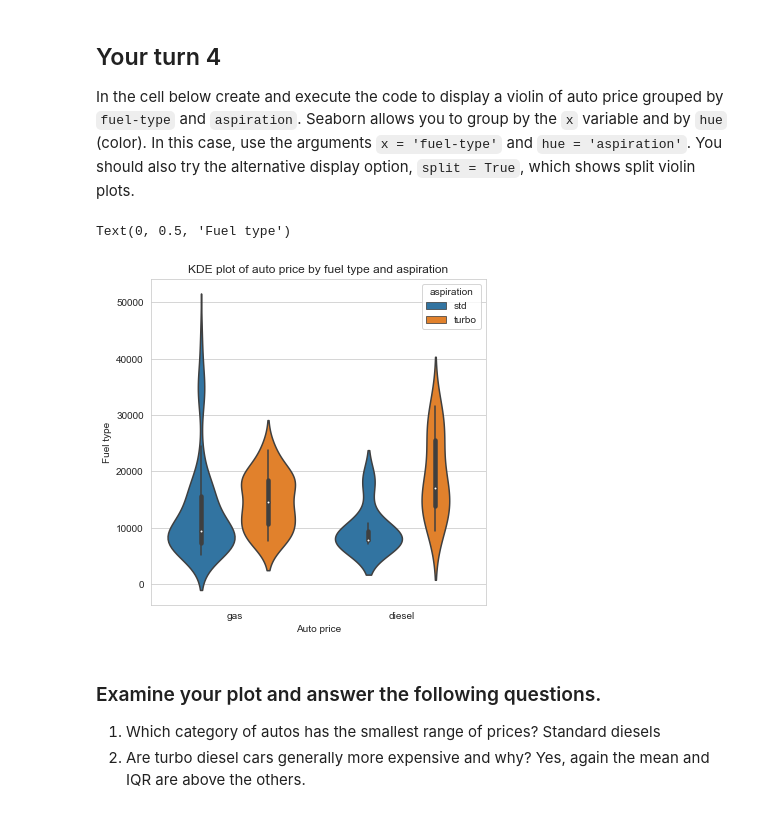
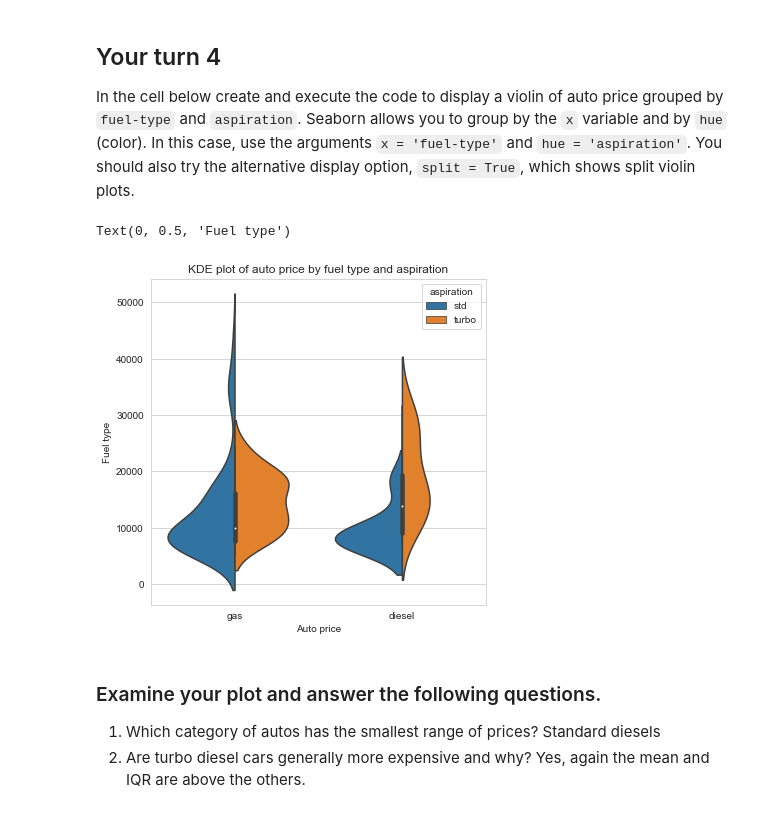
Before and after one commit to tylercrosse/DATASCI410, a Jupyter notebook: workshops/L01-DataExploration-Part1.ipynb, the cells around one changed output. Drawn from its saved outputs; the diff is of its cells as text; code cells hidden in the pictures.

```diff
--- a/workshops/L01-DataExploration-Part1.ipynb
+++ b/workshops/L01-DataExploration-Part1.ipynb
@@ -563,14 +563,14 @@ In the cell below create and execute the code to display a violin of auto price
 # %%
 fig = plt.figure(figsize=(6,6)) # Define plot area
 ax = fig.gca() # Define axis
 sns.set_style("whitegrid")
-sns.violinplot(x = 'fuel-type', hue = 'aspiration', y = 'price', data = auto_price, ax = ax)
+sns.violinplot(x = 'fuel-type', hue = 'aspiration', y = 'price', data = auto_price, ax=ax, split=True)
 ax.set_title('KDE plot of auto price by fuel type and aspiration') # Give the plot a main title
 ax.set_xlabel('Auto price') # Set text for the x axis
 ax.set_ylabel('Fuel type')# Set text for y axis
 # %% [output]
 Text(0, 0.5, 'Fuel type')
-[figure, old version]
+[figure, new version]
 # %% [markdown]
 ### Examine your plot and answer the following questions.
 1. Which category of autos has the smallest range of prices? Standard diesels
```
